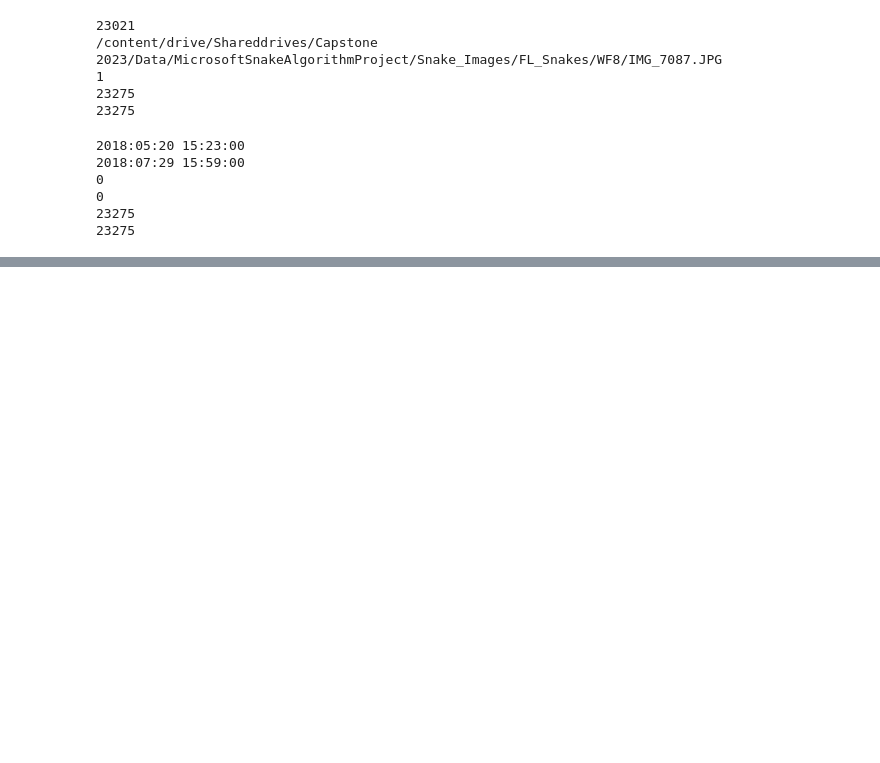
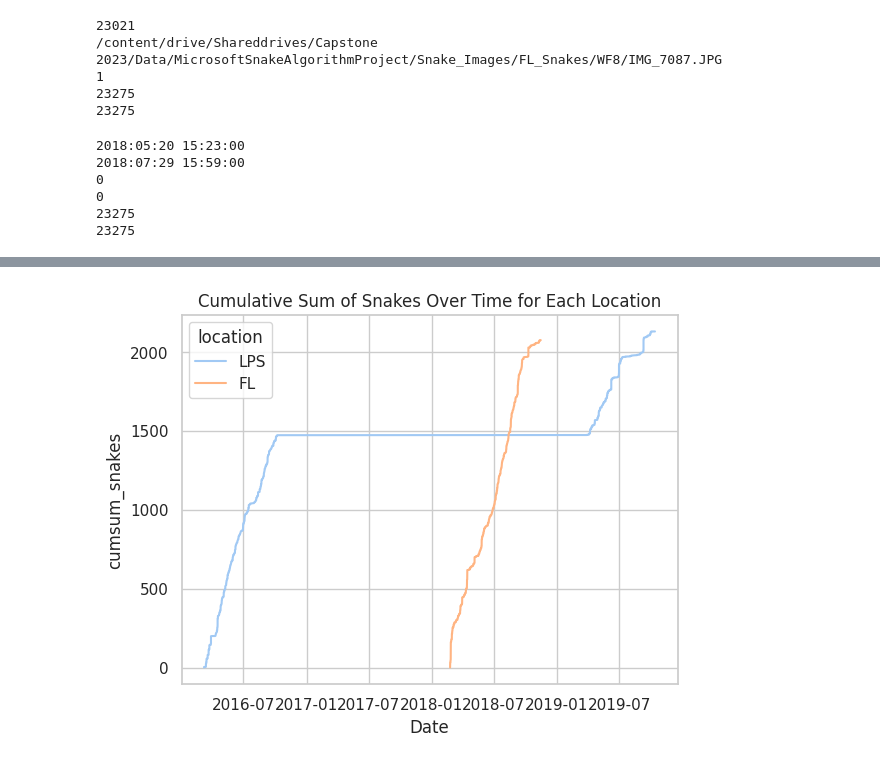
Before and after one commit to im-vne/Snakes-or-No-Snakes, a Jupyter notebook: DataExploration_06_2023.ipynb, the cells around one changed output, grey strips where cells are left out. Cells and saved outputs as stored; diff of their text form; code cells hidden in the pictures; blank space fills up the shorter version.

```diff
--- a/DataExploration_06_2023.ipynb
+++ b/DataExploration_06_2023.ipynb
@@ -227,0 +286,13 @@ NameError: ignored
+# %%
+
+df.sort_values(by='Date', inplace = True)
+print(df.head(5))
+
+print("Group by code")
+df['cumsum_snakes'] = df.groupby('location')['Snake'].cumsum()
+print(df.head(5))
+
+print("total snakes")
+df['cumsum_snakes_total'] = df.Snake.cumsum()
+print(df.head(5))
+print(df.tail(5))
@@ -227,0 +317,11 @@ NameError: ignored
+# %%
+#create plot of snakes over time
+sns.set_theme(style="whitegrid", palette="pastel")
+time_plot = sns.lineplot(
+    data=df,
+    x="Date",
+    y="cumsum_snakes",
+    hue = "location",
+).set(title = "Cumulative Sum of Snakes Over Time for Each Location")
+# %% [output]
+[figure, added]
```
Also changed, not shown: parts of 12 cells of this notebook.
